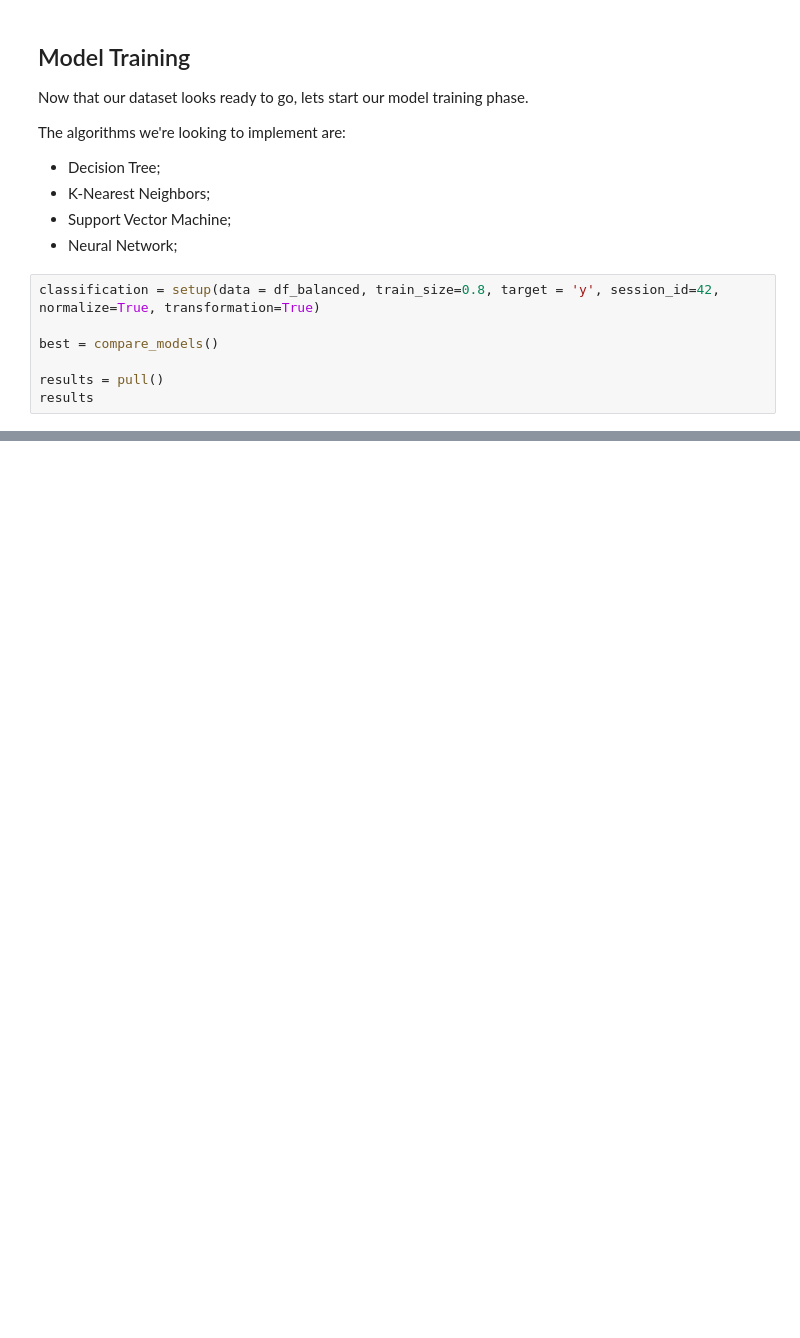
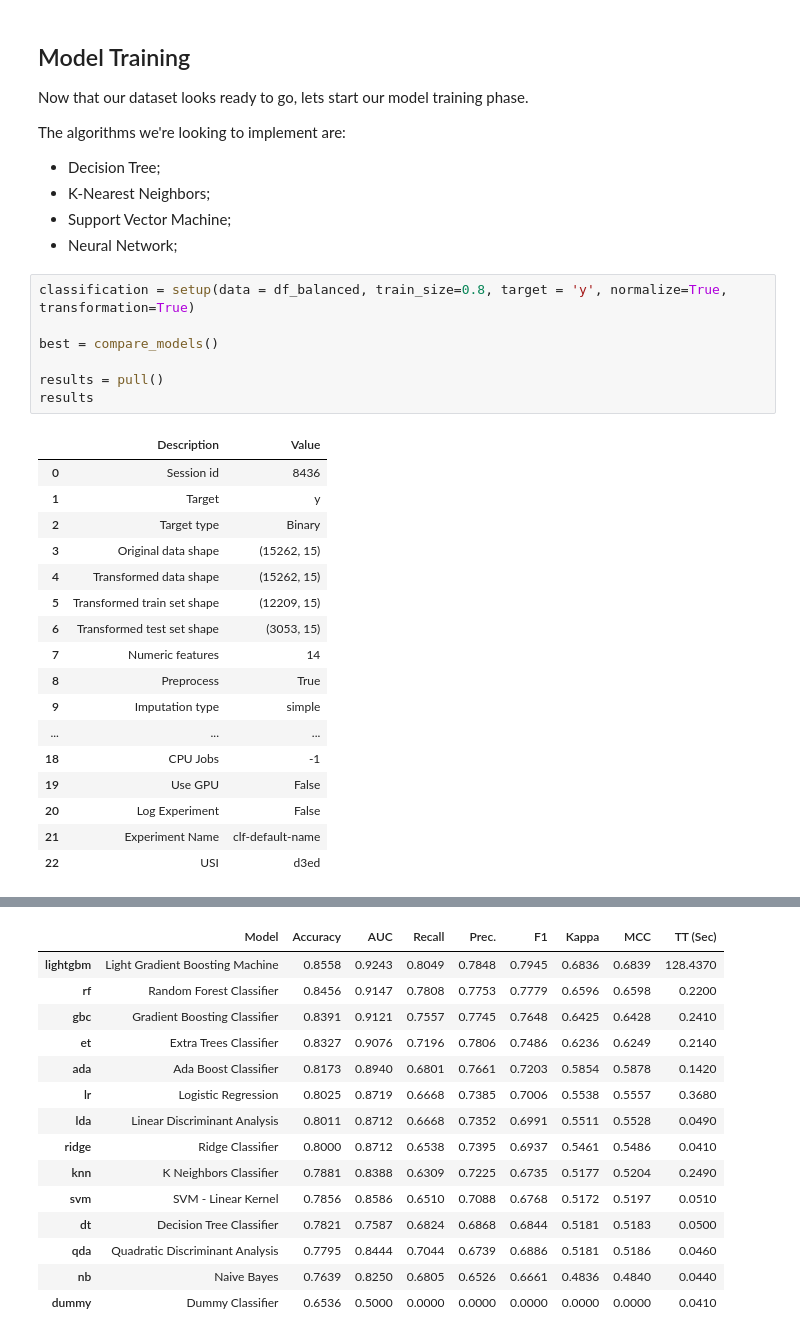
Before and after one commit to goncalo2k/FEUP-BANKRUPT, a Jupyter notebook: src/Bankrupt.ipynb, the cells around one changed output, grey strips where cells are left out. Cells and saved outputs as stored; diff of their text form; blank space fills up the shorter version.

Commit message:
Removed sessionid

```diff
--- a/src/Bankrupt.ipynb
+++ b/src/Bankrupt.ipynb
@@ -341,9 +317,27 @@ The algorithms we're looking to implement are:
 - Support Vector Machine;
 - Neural Network;
 # %%
-classification = setup(data = df_balanced, train_size=0.8, target = 'y', session_id=42, normalize=True, transformation=True)
+classification = setup(data = df_balanced, train_size=0.8, target = 'y', normalize=True, transformation=True)
 
 best = compare_models()
 
 results = pull()
 results
+# %% [output]
+|  | Description | Value |
+| 0 | Session id | 8436 |
+| 1 | Target | y |
+| 2 | Target type | Binary |
+| 3 | Original data shape | (15262, 15) |
+| 4 | Transformed data shape | (15262, 15) |
+| 5 | Transformed train set shape | (12209, 15) |
+| 6 | Transformed test set shape | (3053, 15) |
+| 7 | Numeric features | 14 |
+| 8 | Preprocess | True |
+| 9 | Imputation type | simple |
+| ... | ... | ... |
+| 18 | CPU Jobs | -1 |
+| 19 | Use GPU | False |
+| 20 | Log Experiment | False |
+| 21 | Experiment Name | clf-default-name |
+| 22 | USI | d3ed |
@@ -349,0 +345,15 @@ results
+|  | Model | Accuracy | AUC | Recall | Prec. | F1 | Kappa | MCC | TT (Sec) |
+| lightgbm | Light Gradient Boosting Machine | 0.8558 | 0.9243 | 0.8049 | 0.7848 | 0.7945 | 0.6836 | 0.6839 | 128.4370 |
+| rf | Random Forest Classifier | 0.8456 | 0.9147 | 0.7808 | 0.7753 | 0.7779 | 0.6596 | 0.6598 | 0.2200 |
+| gbc | Gradient Boosting Classifier | 0.8391 | 0.9121 | 0.7557 | 0.7745 | 0.7648 | 0.6425 | 0.6428 | 0.2410 |
+| et | Extra Trees Classifier | 0.8327 | 0.9076 | 0.7196 | 0.7806 | 0.7486 | 0.6236 | 0.6249 | 0.2140 |
+| ada | Ada Boost Classifier | 0.8173 | 0.8940 | 0.6801 | 0.7661 | 0.7203 | 0.5854 | 0.5878 | 0.1420 |
+| lr | Logistic Regression | 0.8025 | 0.8719 | 0.6668 | 0.7385 | 0.7006 | 0.5538 | 0.5557 | 0.3680 |
+| lda | Linear Discriminant Analysis | 0.8011 | 0.8712 | 0.6668 | 0.7352 | 0.6991 | 0.5511 | 0.5528 | 0.0490 |
+| ridge | Ridge Classifier | 0.8000 | 0.8712 | 0.6538 | 0.7395 | 0.6937 | 0.5461 | 0.5486 | 0.0410 |
+| knn | K Neighbors Classifier | 0.7881 | 0.8388 | 0.6309 | 0.7225 | 0.6735 | 0.5177 | 0.5204 | 0.2490 |
+| svm | SVM - Linear Kernel | 0.7856 | 0.8586 | 0.6510 | 0.7088 | 0.6768 | 0.5172 | 0.5197 | 0.0510 |
+| dt | Decision Tree Classifier | 0.7821 | 0.7587 | 0.6824 | 0.6868 | 0.6844 | 0.5181 | 0.5183 | 0.0500 |
+| qda | Quadratic Discriminant Analysis | 0.7795 | 0.8444 | 0.7044 | 0.6739 | 0.6886 | 0.5181 | 0.5186 | 0.0460 |
+| nb | Naive Bayes | 0.7639 | 0.8250 | 0.6805 | 0.6526 | 0.6661 | 0.4836 | 0.4840 | 0.0440 |
+| dummy | Dummy Classifier | 0.6536 | 0.5000 | 0.0000 | 0.0000 | 0.0000 | 0.0000 | 0.0000 | 0.0410 |
```
Also changed, not shown: parts of 11 cells of this notebook, 1 other file.
